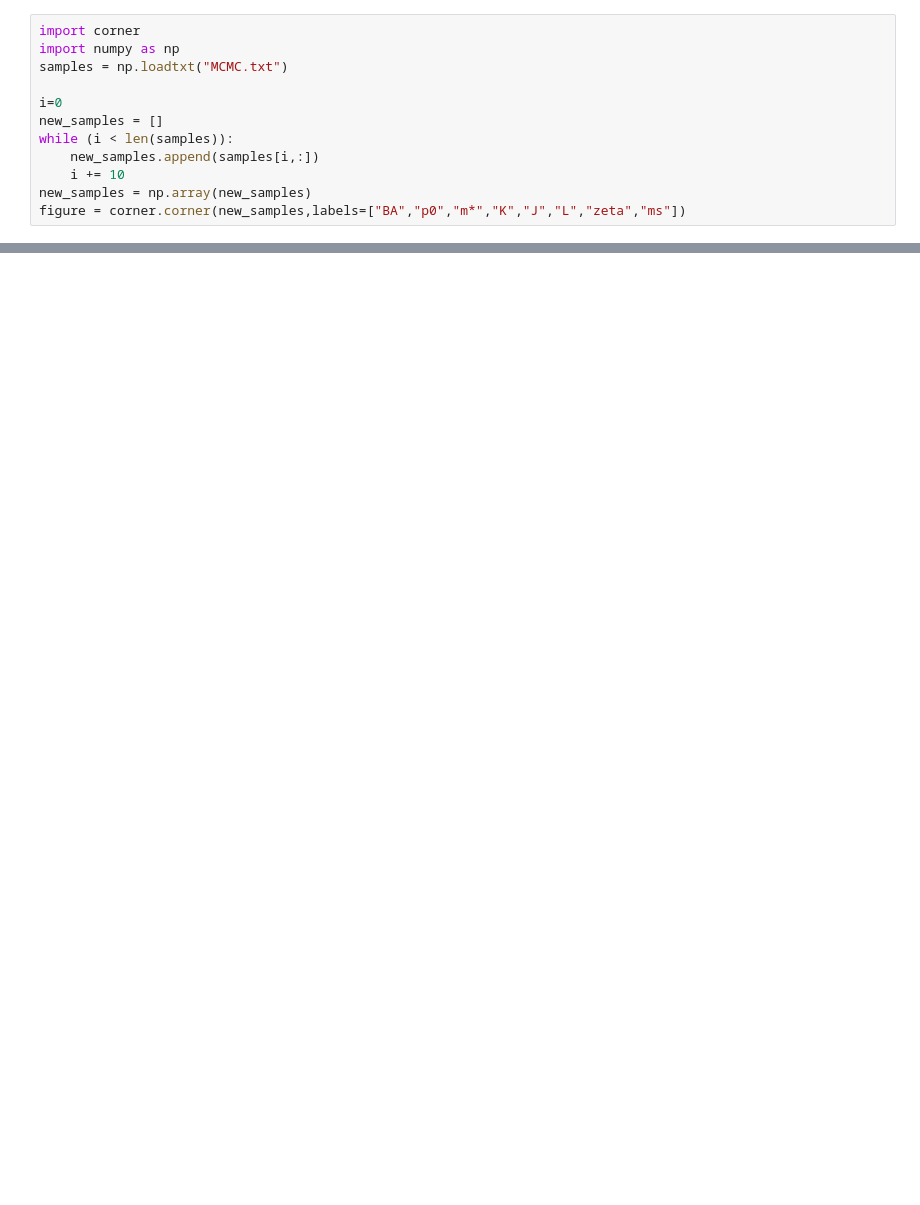
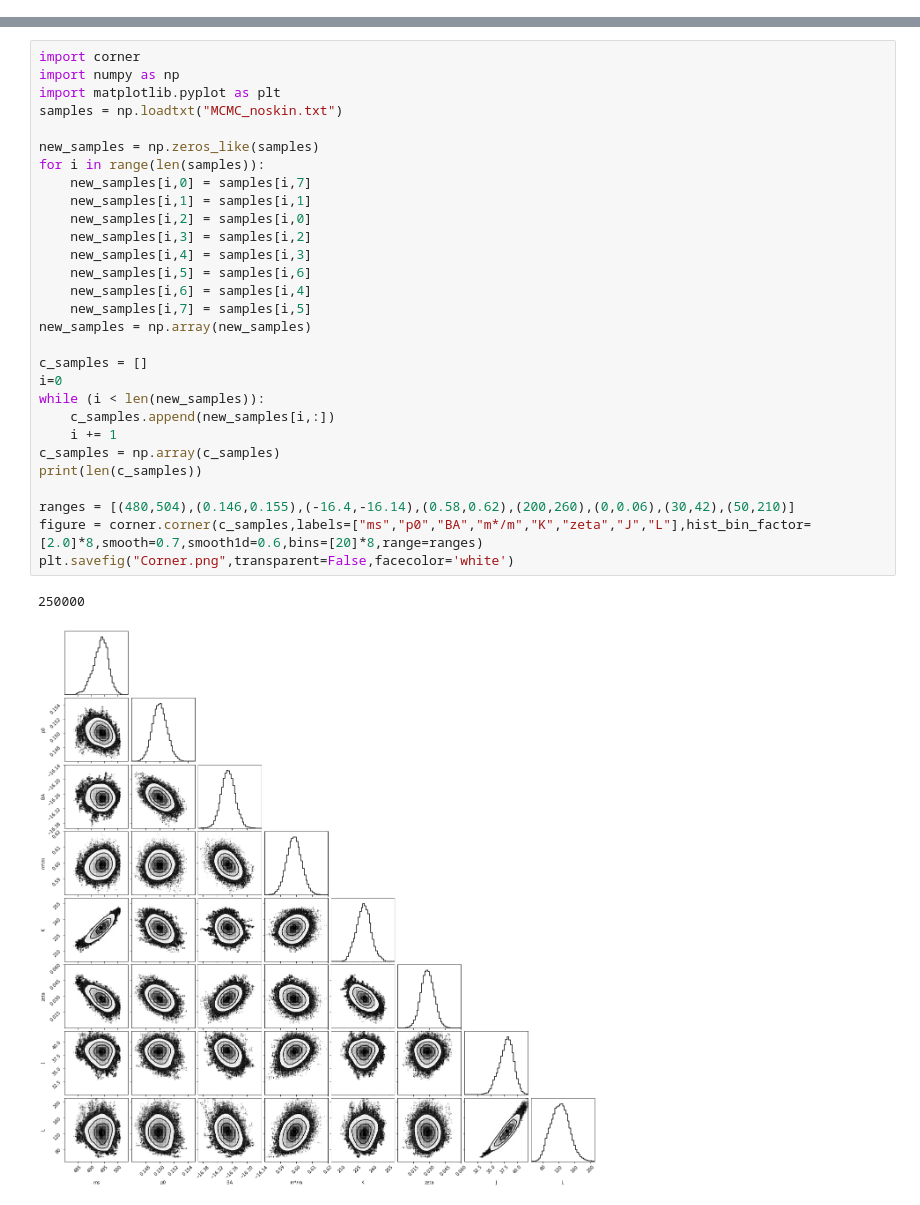
Before and after one commit to torquteam/RBM, a Jupyter notebook: Plots.ipynb, the cells around one changed output, grey strips where cells are left out. Cells and saved outputs as stored; diff of their text form; blank space fills up the shorter version.

```diff
--- a/Plots.ipynb
+++ b/Plots.ipynb
@@ -1,12 +0,0 @@
-# %%
-import corner
-import numpy as np
-samples = np.loadtxt("MCMC.txt")
-
-i=0
-new_samples = []
-while (i < len(samples)):
-    new_samples.append(samples[i,:])
-    i += 10
-new_samples = np.array(new_samples)
-figure = corner.corner(new_samples,labels=["BA","p0","m*","K","J","L","zeta","ms"])
@@ -14,0 +21,32 @@ figure = corner.corner(new_samples,labels=["BA","p0","m*","K","J","L","zeta","ms
+# %%
+import corner
+import numpy as np
+import matplotlib.pyplot as plt
+samples = np.loadtxt("MCMC_noskin.txt")
+
+new_samples = np.zeros_like(samples)
+for i in range(len(samples)):
+    new_samples[i,0] = samples[i,7]
+    new_samples[i,1] = samples[i,1]
+    new_samples[i,2] = samples[i,0]
+    new_samples[i,3] = samples[i,2]
+    new_samples[i,4] = samples[i,3]
+    new_samples[i,5] = samples[i,6]
+    new_samples[i,6] = samples[i,4]
+    new_samples[i,7] = samples[i,5]
+new_samples = np.array(new_samples)
+
+c_samples = []
+i=0
+while (i < len(new_samples)):
+    c_samples.append(new_samples[i,:])
+    i += 1
+c_samples = np.array(c_samples)
+print(len(c_samples))
+
+ranges = [(480,504),(0.146,0.155),(-16.4,-16.14),(0.58,0.62),(200,260),(0,0.06),(30,42),(50,210)]
+figure = corner.corner(c_samples,labels=["ms","p0","BA","m*/m","K","zeta","J","L"],hist_bin_factor=[2.0]*8,smooth=0.7,smooth1d=0.6,bins=[20]*8,range=ranges)
+plt.savefig("Corner.png",transparent=False,facecolor='white')
+# %% [output]
+250000
+[figure, added]
```
Also changed, not shown: parts of 4 cells of this notebook, 15 other files.
